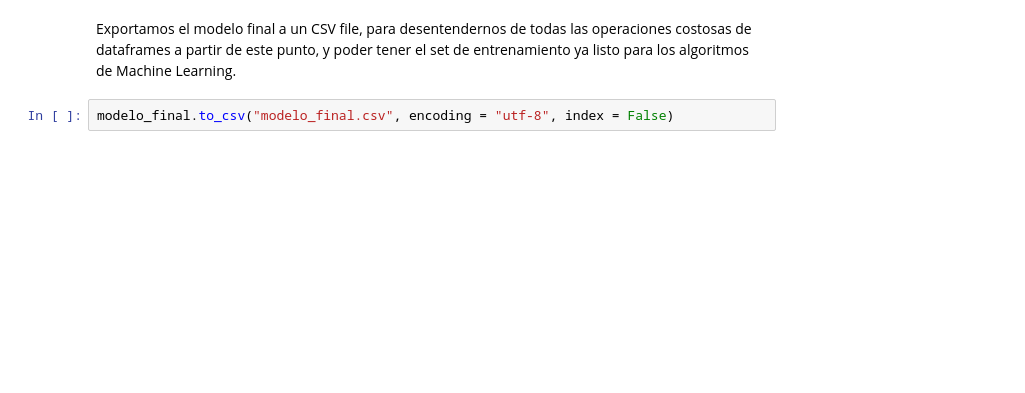
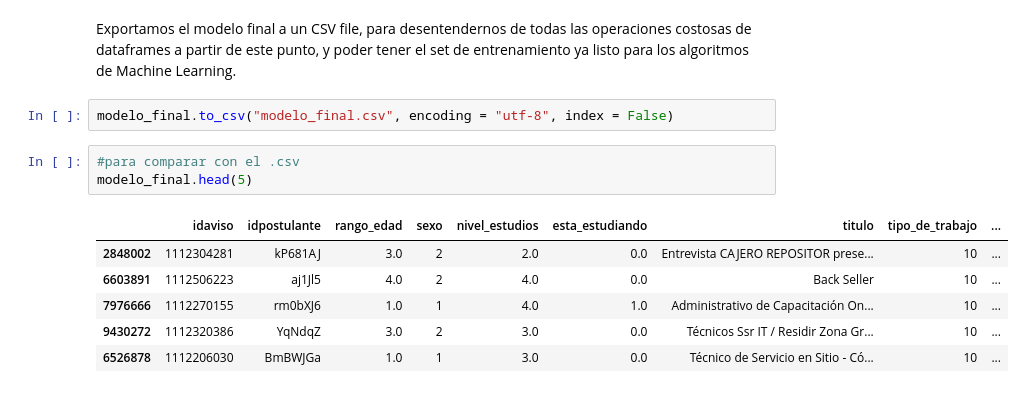
Before and after one commit to franhermani/TP2-7506, a Jupyter notebook: modelo_nuevo_make.ipynb, the cells around one changed output. Drawn from its saved outputs; the diff is of its cells as text; blank space fills up the shorter version.

```diff
--- a/modelo_nuevo_make.ipynb
+++ b/modelo_nuevo_make.ipynb
@@ -1079,3 +1073,13 @@ memory usage: 5.6+ KB
 Exportamos el modelo final a un CSV file, para desentendernos de todas las operaciones costosas de dataframes a partir de este punto, y poder tener el set de entrenamiento ya listo para los algoritmos de Machine Learning.
 # %%
 modelo_final.to_csv("modelo_final.csv", encoding = "utf-8", index = False)
+# %%
+#para comparar con el .csv
+modelo_final.head(5)
+# %% [output]
+|  | idaviso | idpostulante | rango_edad | sexo | nivel_estudios | esta_estudiando | titulo | tipo_de_trabajo | ... |
+| 2848002 | 1112304281 | kP681AJ | 3.0 | 2 | 2.0 | 0.0 | Entrevista CAJERO REPOSITOR prese... | 10 | ... |
+| 6603891 | 1112506223 | aj1Jl5 | 4.0 | 2 | 4.0 | 0.0 | Back Seller | 10 | ... |
+| 7976666 | 1112270155 | rm0bXJ6 | 1.0 | 1 | 4.0 | 1.0 | Administrativo de Capacitación On... | 10 | ... |
+| 9430272 | 1112320386 | YqNdqZ | 3.0 | 2 | 3.0 | 0.0 | Técnicos Ssr IT / Residir Zona Gr... | 10 | ... |
+| 6526878 | 1112206030 | BmBWJGa | 1.0 | 1 | 3.0 | 0.0 | Técnico de Servicio en Sitio - Có... | 10 | ... |
```
Also changed, not shown: parts of 36 cells of this notebook.
